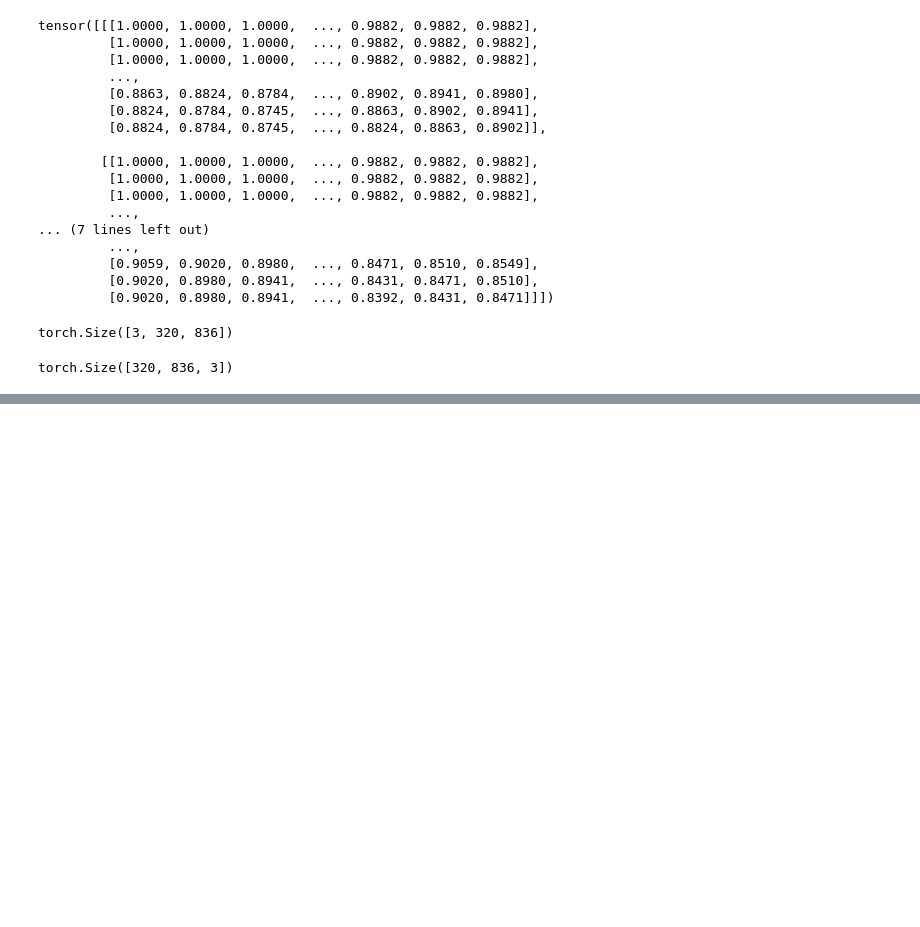
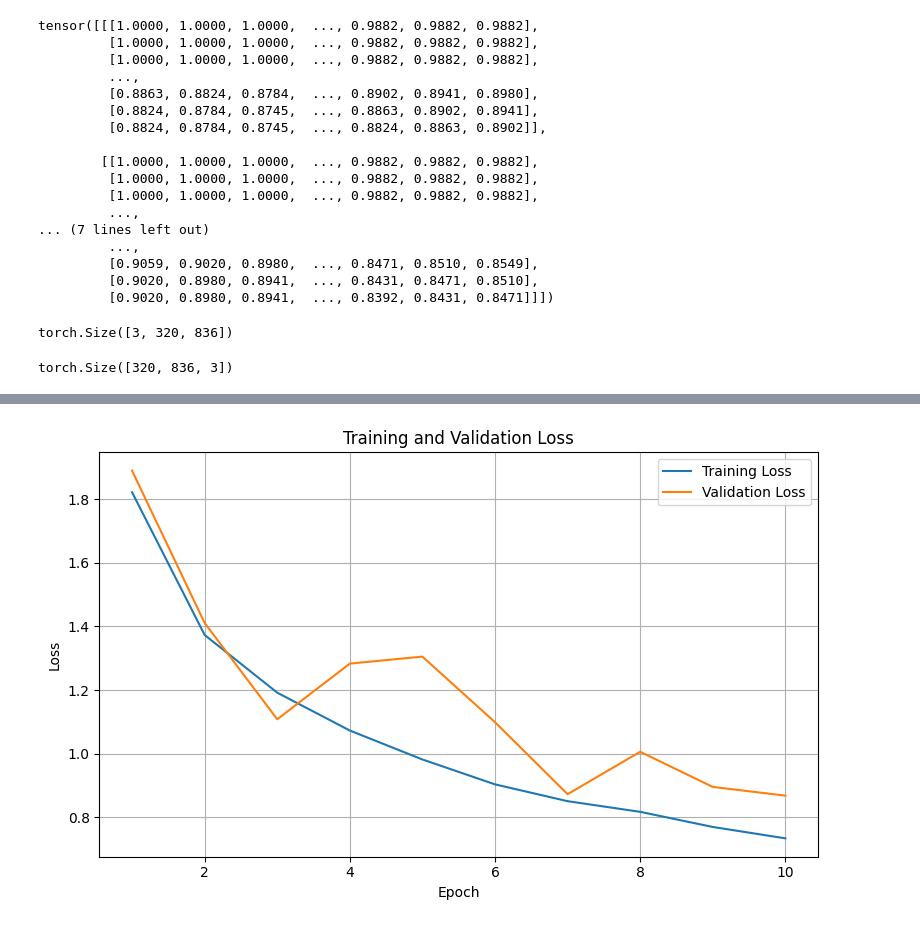
Before and after one commit to ackrbulut11/deep-learning-notes, a Jupyter notebook: 04-Pytorch/squeezeNet.ipynb, the cells around one changed output, grey strips where cells are left out. Drawn from its saved outputs; the diff is of its cells as text; code cells hidden in the pictures; blank space fills up the shorter version.

```diff
--- a/04-Pytorch/squeezeNet.ipynb
+++ b/04-Pytorch/squeezeNet.ipynb
@@ -76,23 +91,28 @@ class Fire(nn.Module):
             kernel_size = 1,
             padding = 0
             )
+        self.bn_s = nn.BatchNorm2d(s1)
         self.activation = nn.ReLU(inplace = True)
 
         self.expand1 = nn.Conv2d(in_channels = s1,
                                 out_channels = e1,
                                 kernel_size = 1,
                                 padding = 0)
-
+        self.bn_e1 = nn.BatchNorm2d(e1)
         self.expand3 = nn.Conv2d(in_channels = s1,
                                 out_channels = e3,
                                 kernel_size = 3,
                                 padding = 1)
+        self.bn_e3 = nn.BatchNorm2d(e3)
     def forward(self, x):
         squeeze_out = self.activation(self.squeeze(x))
+        squeeze_out = self.bn_s(squeeze_out)
 
         out_e1 = self.activation(self.expand1(squeeze_out))
+        out_e1 = self.bn_e1(out_e1)
+
         out_e3 = self.activation(self.expand3(squeeze_out))
-
+        out_e3 = self.bn_e3(out_e3)
         return torch.cat([out_e1, out_e3], dim = 1)
 # %%
 class SqueezeNet(nn.Module):
@@ -154,15 +176,19 @@ val_transforms = transforms.Compose([
     transforms.Normalize(mean=[0.485, 0.456, 0.406], std=[0.229, 0.224, 0.225])
 ])
 # %%
-train_data = ImageFolder(root = "./data/imagenette2-320/train", transform = train_transforms)
-val_data = ImageFolder(root = "./data/imagenette2-320/val", transform = val_transforms)
+train_data = ImageFolder(root = "imagenette2-320/train", transform = train_transforms)
+val_data = ImageFolder(root = "imagenette2-320/val", transform = val_transforms)
 
 train_loader = DataLoader(train_data, batch_size = 32, shuffle = True)
 val_loader = DataLoader(val_data, batch_size = 32, shuffle = False)
 # %%
 model = SqueezeNet()
 loss_fn = nn.CrossEntropyLoss()
-optimizer = torch.optim.SGD(params = model.parameters(), lr = 0.005)
+optimizer = torch.optim.SGD(
+    params=model.parameters(),
+    lr=0.01,
+    momentum = 0.9
+)
 # %%
 img, label = next(iter(train_loader))
 
@@ -262,0 +307,16 @@ for epoch in range(EPOCHS):
+# %%
+plt.figure(figsize=(8, 5))
+
+# Plotting training and validation loss
+plt.plot(range(1, EPOCHS + 1), train_losses, label='Training Loss')
+plt.plot(range(1, EPOCHS + 1), val_losses, label='Validation Loss')
+plt.title('Training and Validation Loss')
+plt.xlabel('Epoch')
+plt.ylabel('Loss')
+plt.legend()
+plt.grid(True)
+
+plt.tight_layout()
+plt.show()
+# %% [output]
+[figure, added]
```
Also changed, not shown: parts of 9 cells of this notebook.
